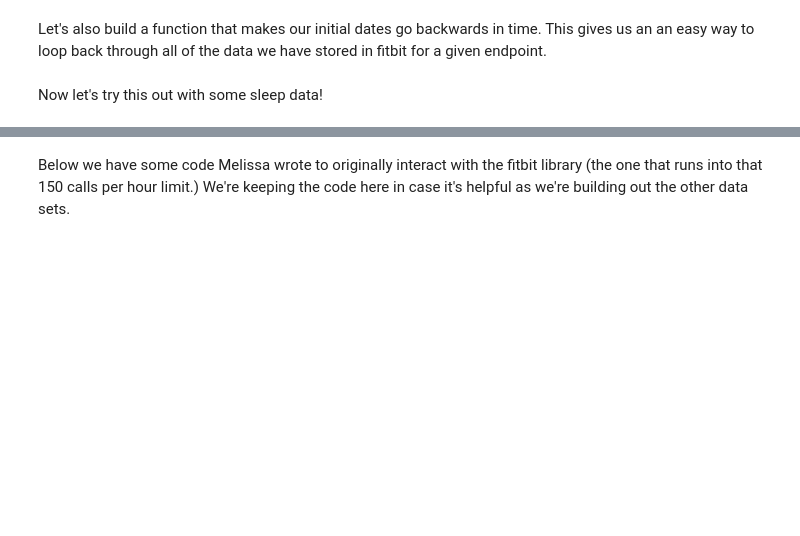
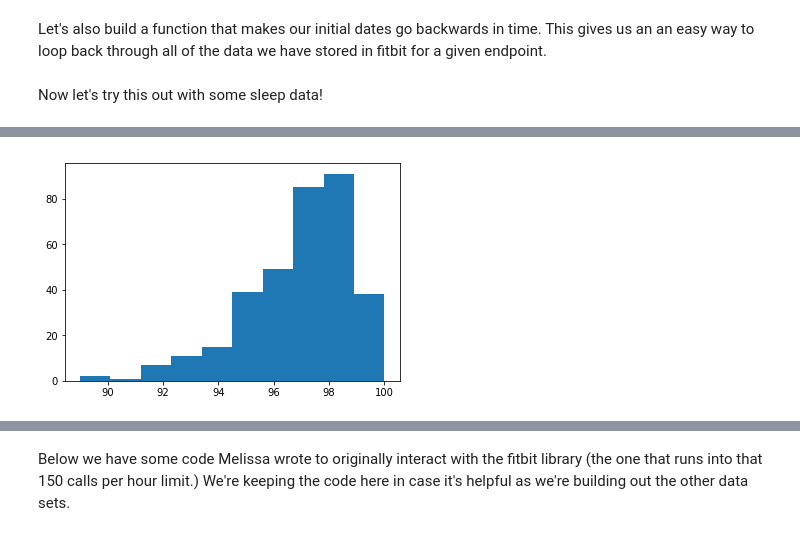
Before and after one commit to MelissaSmith12/fitbit-aggregator, a Jupyter notebook: fitbit messing around.ipynb, the cells around one changed output, grey strips where cells are left out. Saved outputs shown, nothing was run; the diff lists cells and outputs as text; code cells hidden in the pictures; blank space fills up the shorter version.

Commit message:
added visualizations and explored relationship between sleep quality and activity level

```diff
--- a/fitbit messing around.ipynb
+++ b/fitbit messing around.ipynb
@@ -96,8 +95,9 @@ Let's also build a function that makes our initial dates go backwards in time. T
 # %%
 # right now this is set to assume we're pulling one month at a time. That's something
 # that it will probably make sense to change in the future.
+import datetime
 
-def changeDates(start_date, end_date):
+def makeDatesEarlier(start_date, end_date):
     end_date = (datetime.datetime.strptime(end_date, "%Y-%m-%d") - datetime.timedelta(days=30)).strftime("%Y-%m-%d")
     start_date = (datetime.datetime.strptime(start_date, "%Y-%m-%d") - datetime.timedelta(days=30)).strftime("%Y-%m-%d")
     return start_date, end_date
@@ -152,15 +153,18 @@ sleep_time_events_detail = []
 sleep_summaries = []
 endpoint = "sleep"
 
-end_date = "2018-04-28"
-start_date = "2018-03-29"
+
+# start_date decrement month by 1, increment date by 1
+end_date = "2018-05-19"
+start_date = "2018-04-20"
 
 status = "continue"
 
 while status == "continue":
-    activity_data = getEndpointData('sleep', start_date, end_date)
+    activity_data = getEndpointData(endpoint, start_date, end_date)
     if activity_data != "ERROR":
-        sleep_summaries, sleep_time_events_detail, status = processSleepResults(activity_data)
+        sleep_summaries, sleep_time_events_detail, status = processSleepResults(activity_data, sleep_summaries, sleep_time_events_detail)
         start_date, end_date = makeDatesEarlier(start_date, end_date)
+        print("start date: {}, end date: {}".format(start_date, end_date))
     else:
         break
@@ -185,0 +249,3 @@ with open('sleep_time_events_detail.txt', 'w') as outfile:
+# %%
+sleep_df = pd.DataFrame(sleep_list)
+print(sleep_df)
@@ -185,0 +270,9 @@ with open('sleep_time_events_detail.txt', 'w') as outfile:
+# %%
+# need to convert time when I pull the data, not later
+
+sleep_df['end_date'] =  sleep_df['end_date'].apply(lambda x: (datetime.datetime.strptime(x, "%Y-%m-%d")- datetime.timedelta(days=1)))
+# %%
+plt.hist(sleep_df['efficiency'])
+plt.show()
+# %% [output]
+[figure, added]
```
Also changed, not shown: parts of 27 cells of this notebook.
